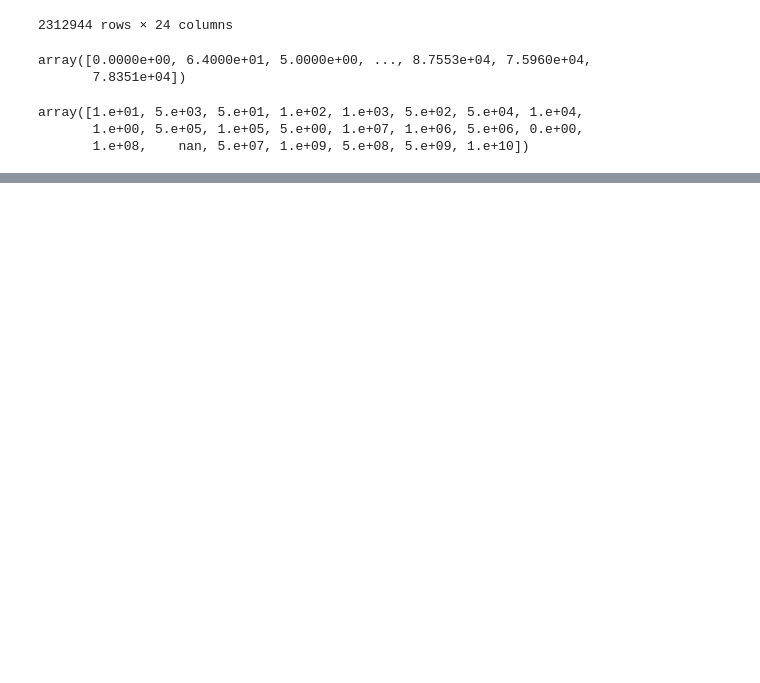
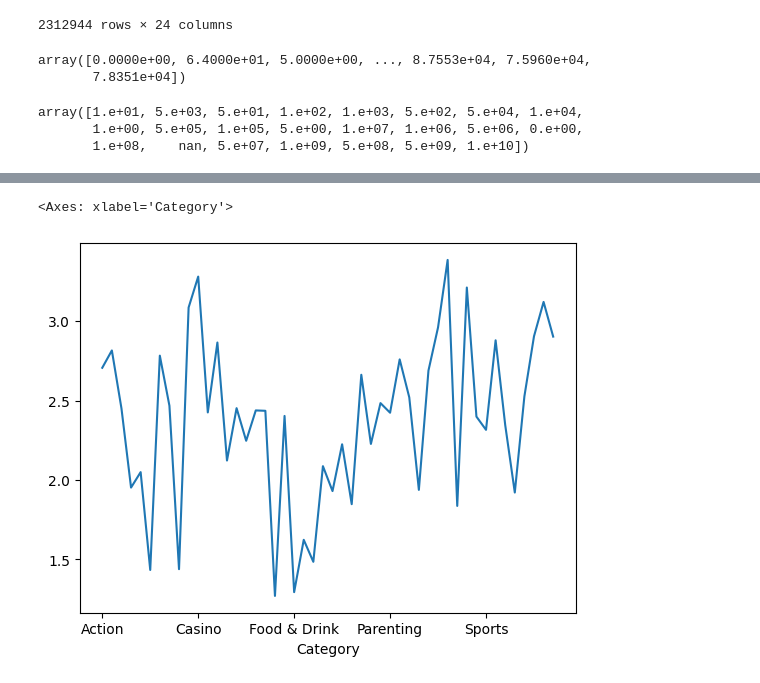
Before and after one commit to andrei-bancos/google-play-ai-model-predict-rating, a Jupyter notebook: sample.ipynb, the cells around one changed output, grey strips where cells are left out. Drawn from its saved outputs; the diff is of its cells as text; code cells hidden in the pictures; blank space fills up the shorter version.

```diff
--- a/sample.ipynb
+++ b/sample.ipynb
@@ -168,0 +177,6 @@ df = pd.read_pickle("googleDb.pkl")
+# %%
+mean_ratings = df.groupby('Category')['Rating'].mean()
+mean_ratings.plot()
+# %% [output]
+<Axes: xlabel='Category'>
+[figure, added]
```
Also changed, not shown: parts of 7 cells of this notebook.
